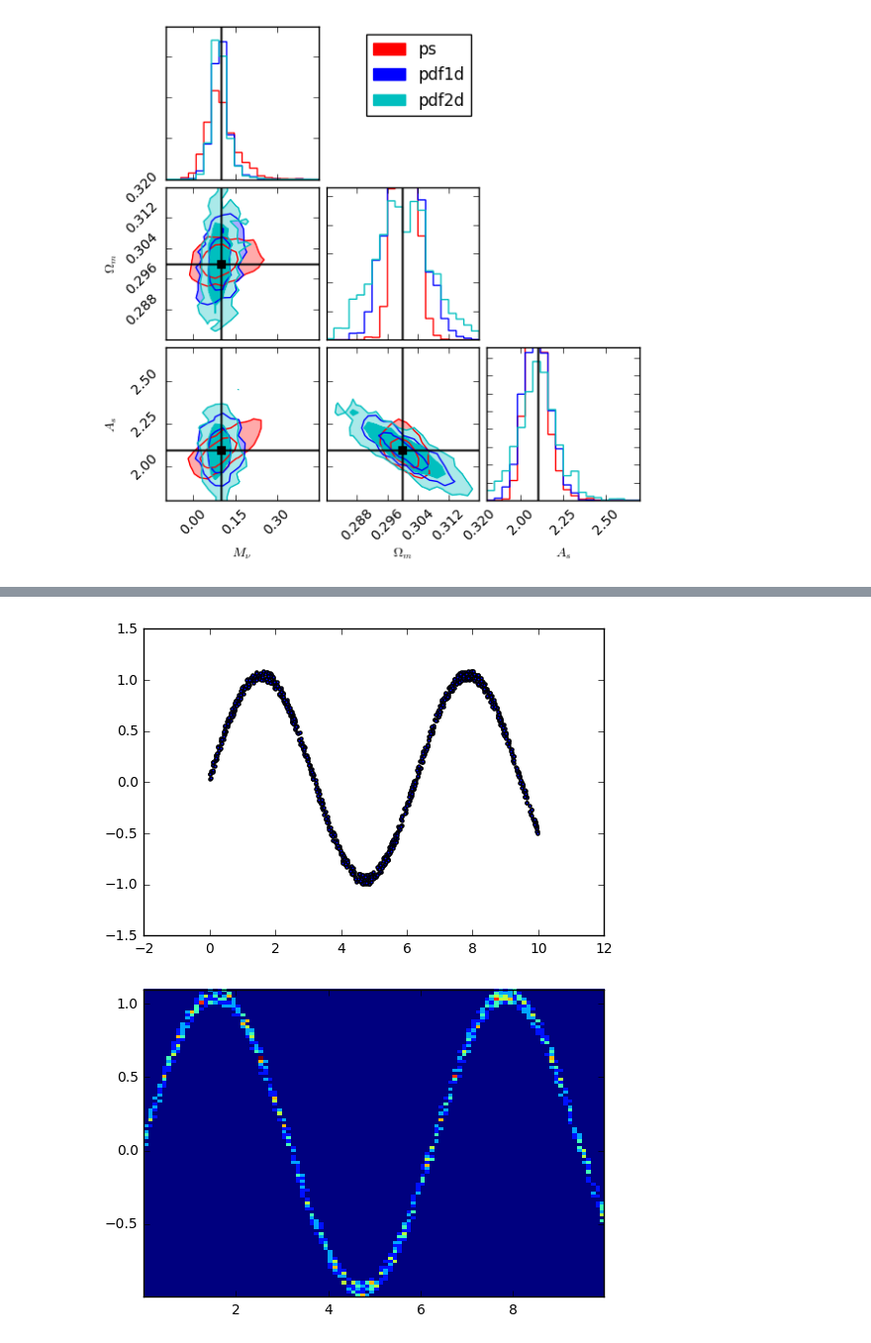
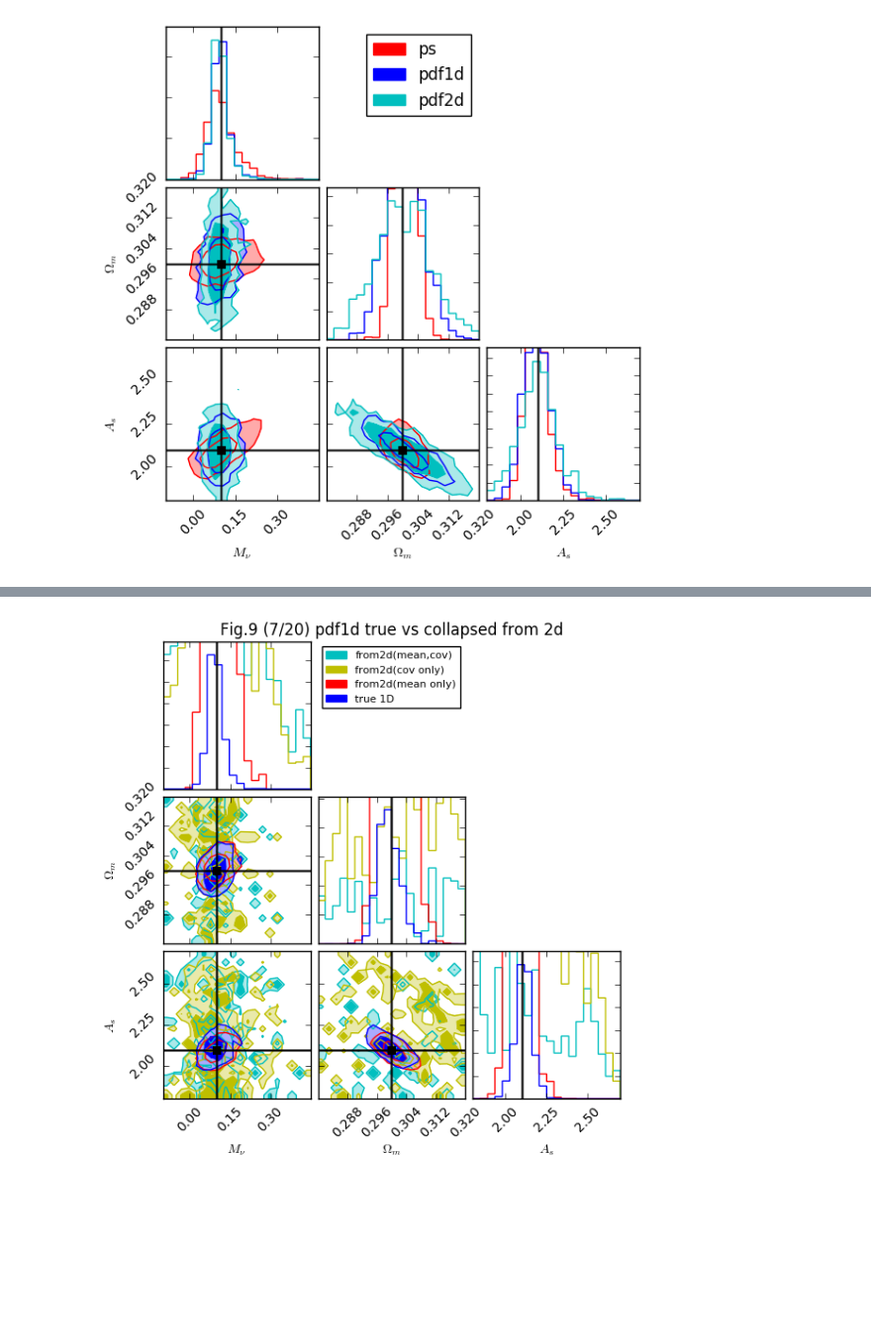
Before and after one commit to liuxx479/PDFs, a Jupyter notebook: likelihood.ipynb, the cells around one changed output, grey strips where cells are left out. Shown at 99% size. Drawn from its saved outputs; the diff is of its cells as text; code cells hidden in the pictures; blank space fills up the shorter version.

```diff
--- a/likelihood.ipynb
+++ b/likelihood.ipynb
@@ -513,12 +512,0 @@ where(pdf1dN[:,1]>5)[0].shape, where(pdf1dN[:,1]>0.1)[0].shape
-# %%
-iMC1 = load('likelihood/MC_pdf1d_10kNmin0.1cross.npy') [1000:]
-iMC2 = load('likelihood/MC_pdf2d_10kNmin1e-3.npy')[1000:]
-i=0
-
-f,ax=subplots(3,3,figsize=(6,6))
-for j in range(2):
-    plotmc([iMC1, iMC2][j],f=f,icolor=colors[j],)
-         #range=[[0,0.33],[0.29,0.31],[1.9,2.4]])
-ax[0,1].legend(proxy[:-1],['pdf1d','pdf2d'],fontsize=10)
-#plt.tight_layout()
-show()
@@ -530,10 +513,17 @@ b=sin(a)+rand(1000)*0.1
-# %%
-scatter(a,b,s=5)
-show()
-# %% [output]
-[figure, removed]
-# %%
-hist2d(a,b,bins=100)
-show()
-# %% [output]
-[figure, removed]
+# %%
+colors2=['c','y','r','b']
+proxy2=[plt.Rectangle((0,0),1,0.5,ec=icolor, fc = icolor) for icolor in colors2]
+
+MC_ps1d_test = [load('likelihood/MC_pdf1d_10kcollapsed_%s.npy' % (itest)) [1000:] for itest in
+                ['mean_cov','cov_only','mean_only']]
+i=0
+
+f,ax=subplots(3,3,figsize=(6,6))
+for j in arange(len(MC_ps1d_test)):
+    plotmc(MC_ps1d_test[j],f=f,icolor=colors2[j],)
+plotmc(MC1d_arr[0],f=f,icolor=colors2[j+1])
+ax[0,1].legend(proxy2,['from2d(mean,cov)','from2d(cov only)','from2d(mean only)','true 1D'],fontsize=8)
+ax[0,1].set_title('Fig.9 (7/20) pdf1d true vs collapsed from 2d')
+show()
+# %% [output]
+[figure, added]
```
Also changed, not shown: parts of 13 cells of this notebook.
